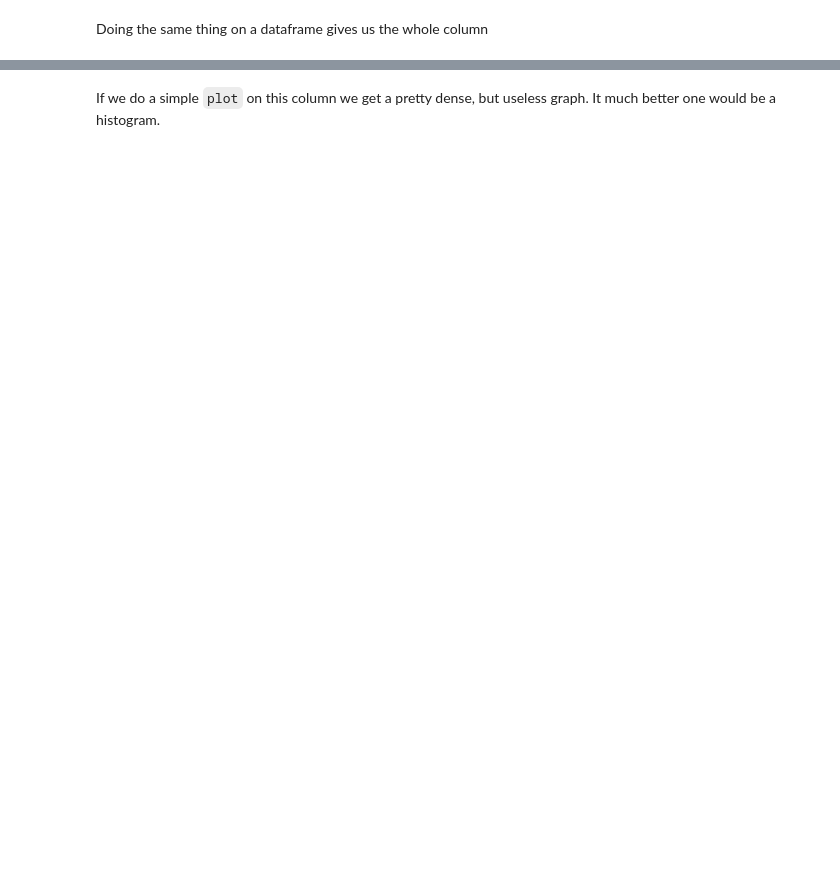
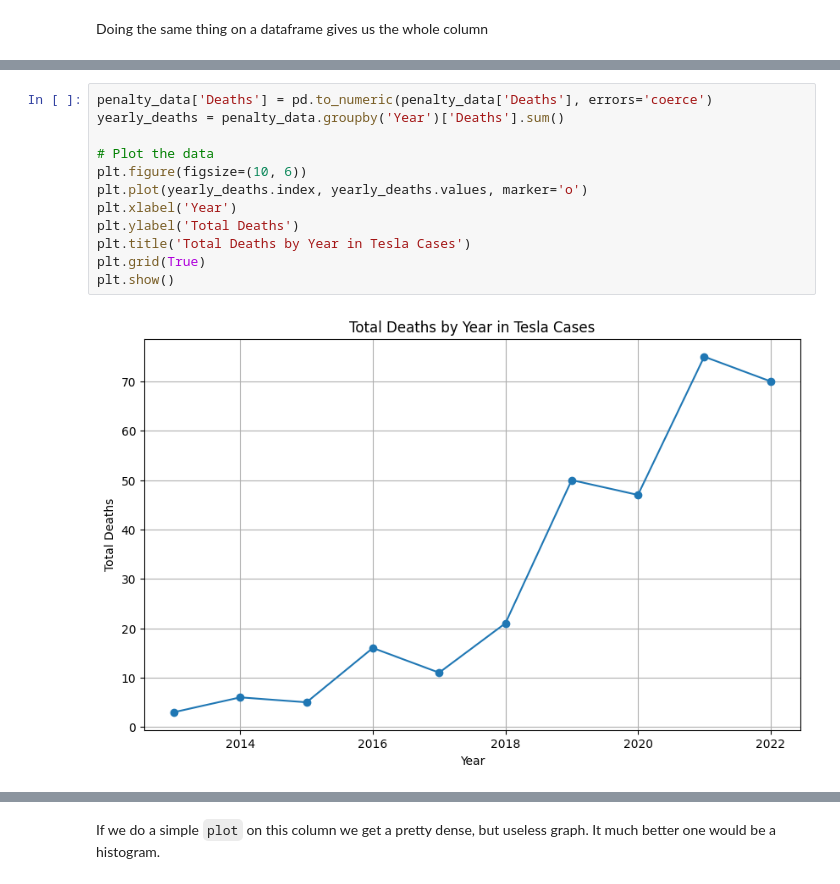
Before and after one commit to Kendrick0629/Tesla-_dealth_data, a Jupyter notebook: data_introduction/basic_pandas.ipynb, the cells around one changed output, grey strips where cells are left out. Drawn from its saved outputs; the diff is of its cells as text; blank space fills up the shorter version.

```diff
--- a/data_introduction/basic_pandas.ipynb
+++ b/data_introduction/basic_pandas.ipynb
@@ -127 +141,15 @@ NameError: name 'penalty_data' is not defined
+# %%
+penalty_data['Deaths'] = pd.to_numeric(penalty_data['Deaths'], errors='coerce')
+yearly_deaths = penalty_data.groupby('Year')['Deaths'].sum()
+
+# Plot the data
+plt.figure(figsize=(10, 6))
+plt.plot(yearly_deaths.index, yearly_deaths.values, marker='o')
+plt.xlabel('Year')
+plt.ylabel('Total Deaths')
+plt.title('Total Deaths by Year in Tesla Cases')
+plt.grid(True)
+plt.show()
+# %% [output]
+[figure, added]
 # %%
```
Also changed, not shown: parts of 17 cells of this notebook, 3 other files.
